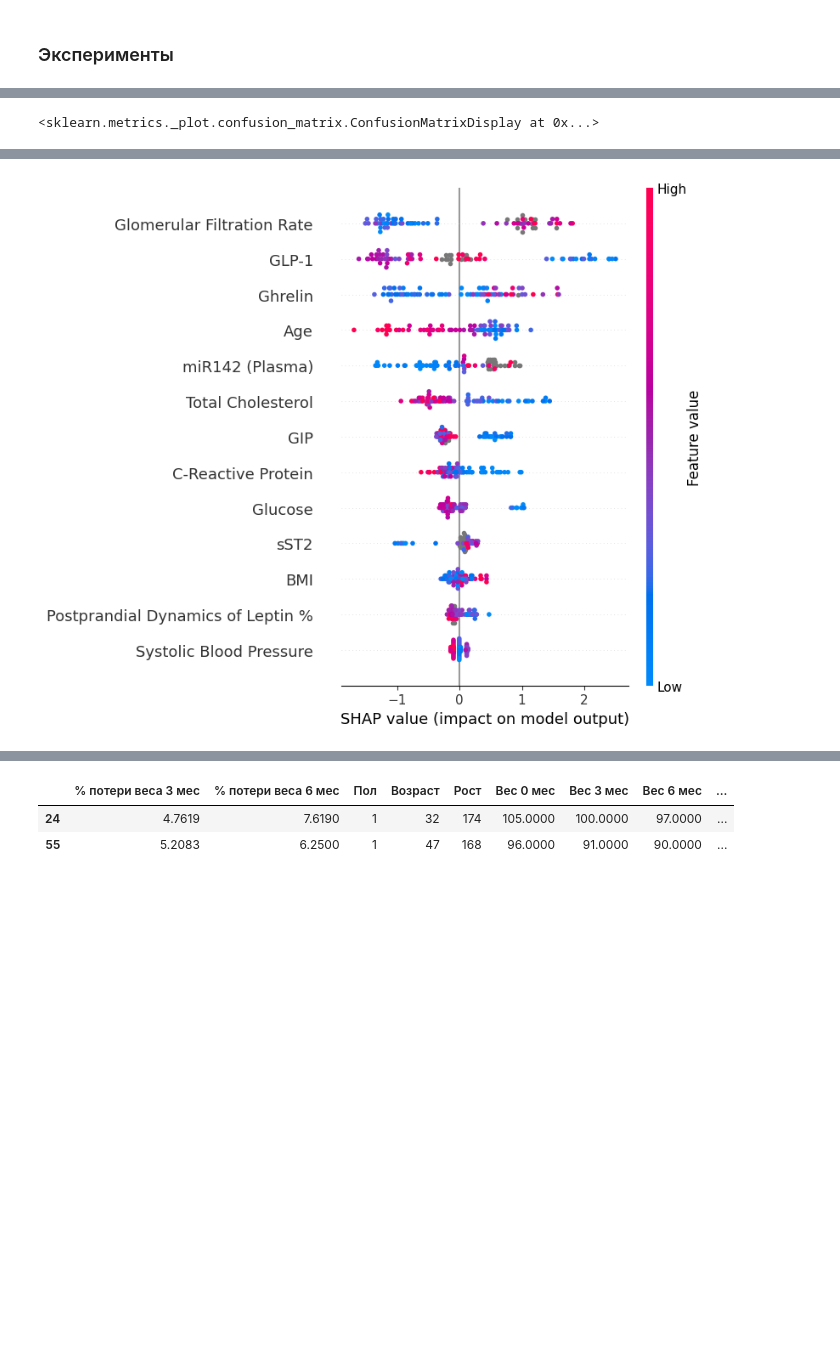
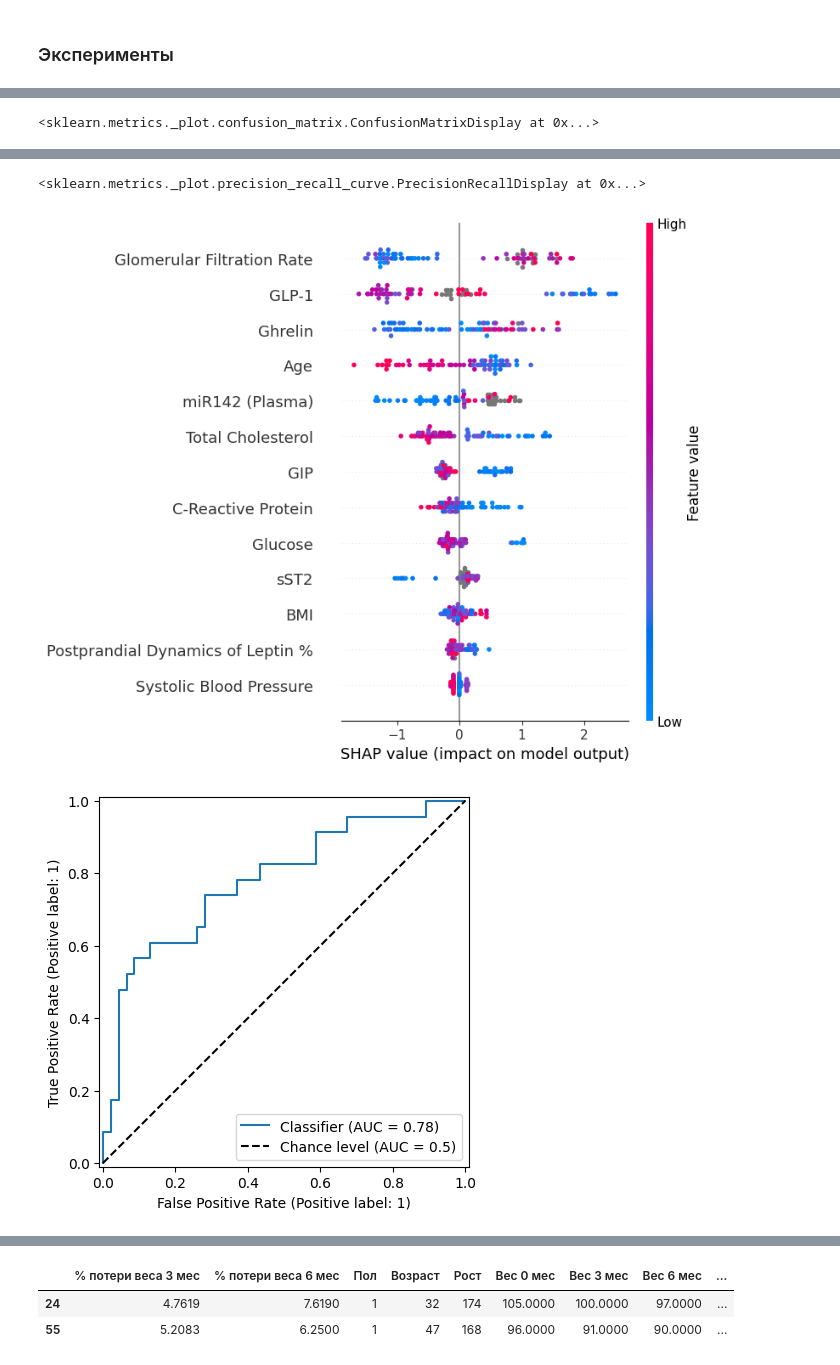
Before and after one commit to geniusserg/Endocrinology, a Jupyter notebook: experiments.ipynb, the cells around one changed output, grey strips where cells are left out. Saved outputs shown, nothing was run; the diff lists cells and outputs as text; code cells hidden in the pictures; blank space fills up the shorter version.

Commit message:
PR ROC curves

```diff
--- a/experiments.ipynb
+++ b/experiments.ipynb
@@ -333,23 +344,28 @@ ROC AUC score:  0.7198067632850241
 # %%
 params_good = ['Возраст', 'ИМТ 0 мес', "Динамика лептина", 'СРБ', 'Глюкоза', 'СКФ', 'OXC', 'САД', 'ГПП 1 нг/мл 0 мес', 'ГИП (пг/мл) 0 мес', 'Грелин (нг/мл) 0 мес', 'miR142 (ПЛАЗМА) 0 мес',  'sST2 нг/мл (15,15-26,86) 0 мес']
 X, y = dt.get_X_y("SIB", 5, params=params_good, target_type="A")
 model = XGBClassifier()
 model, X, y_true, y_pred, y_pred_proba = classification_experiment(model, X, y, use_pipeline=False)
 experiment_logger(model, X, y_true, y_pred, y_pred_proba)
+
+RocCurveDisplay.from_predictions(y_true, y_pred_proba, pos_label=1, plot_chance_level=True)
+PrecisionRecallDisplay.from_predictions(y_true, y_pred_proba, pos_label=1, plot_chance_level=True)
 # %% [output]
               precision    recall  f1-score   support
 
            0       0.80      0.93      0.86        46
            1       0.80      0.52      0.63        23
 
     accuracy                           0.80        69
    macro avg       0.80      0.73      0.75        69
 weighted avg       0.80      0.80      0.78        69
 
 
 
 ROC AUC score:  0.782608695652174
 <sklearn.metrics._plot.confusion_matrix.ConfusionMatrixDisplay at 0x...>
 [figure]
 [figure]
+<sklearn.metrics._plot.precision_recall_curve.PrecisionRecallDisplay at 0x...>
-[figure, old version]
+[figure, new version]
+[figure, added]
```
Also changed, not shown: parts of 6 cells of this notebook.
